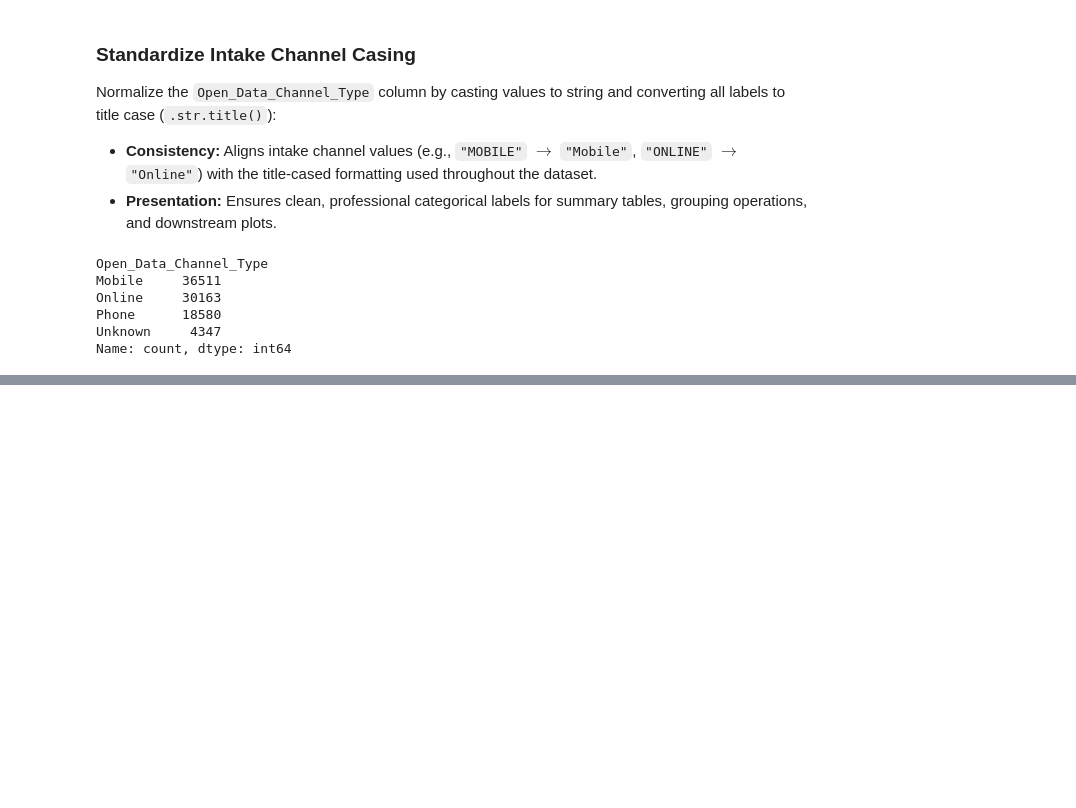
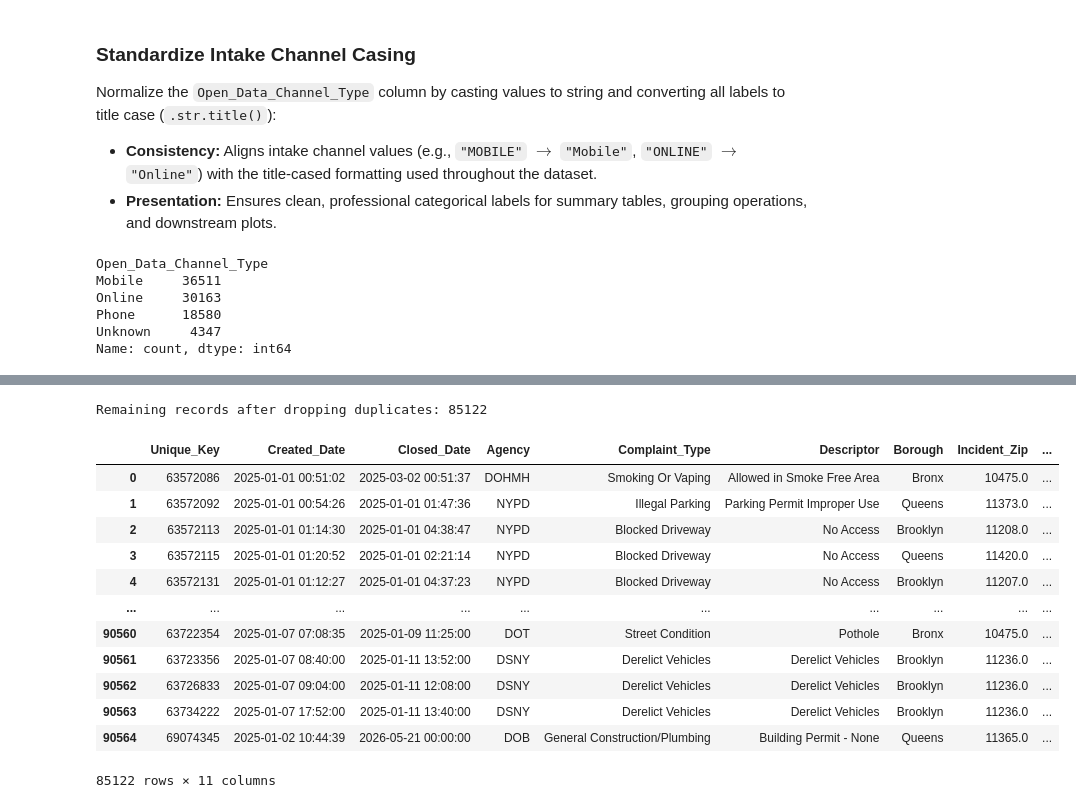
Before and after one commit to JunayedMh/nyc-311-resolution-time-analysis, a Jupyter notebook: notebook/01_cleaning.ipynb, the cells around one changed output, grey strips where cells are left out. Drawn from its saved outputs; the diff is of its cells as text; code cells hidden in the pictures; blank space fills up the shorter version.

```diff
--- a/notebook/01_cleaning.ipynb
+++ b/notebook/01_cleaning.ipynb
@@ -450,0 +459,22 @@ Name: count, dtype: int64
+# %%
+dup_cols = ["Created_Date", "Closed_Date", "Agency", "Borough", "Incident_Zip"]
+df = df.drop_duplicates(subset=dup_cols, keep="first").copy()
+print(f"Remaining records after dropping duplicates: {len(df)}")
+# %% [output]
+Remaining records after dropping duplicates: 85122
+# %%
+df.drop_duplicates(subset=dup_cols, keep="first")
+# %% [output]
+|  | Unique_Key | Created_Date | Closed_Date | Agency | Complaint_Type | Descriptor | Borough | Incident_Zip | ... |
+| 0 | 63572086 | 2025-01-01 00:51:02 | 2025-03-02 00:51:37 | DOHMH | Smoking Or Vaping | Allowed in Smoke Free Area | Bronx | 10475.0 | ... |
+| 1 | 63572092 | 2025-01-01 00:54:26 | 2025-01-01 01:47:36 | NYPD | Illegal Parking | Parking Permit Improper Use | Queens | 11373.0 | ... |
+| 2 | 63572113 | 2025-01-01 01:14:30 | 2025-01-01 04:38:47 | NYPD | Blocked Driveway | No Access | Brooklyn | 11208.0 | ... |
+| 3 | 63572115 | 2025-01-01 01:20:52 | 2025-01-01 02:21:14 | NYPD | Blocked Driveway | No Access | Queens | 11420.0 | ... |
+| 4 | 63572131 | 2025-01-01 01:12:27 | 2025-01-01 04:37:23 | NYPD | Blocked Driveway | No Access | Brooklyn | 11207.0 | ... |
+| ... | ... | ... | ... | ... | ... | ... | ... | ... | ... |
+| 90560 | 63722354 | 2025-01-07 07:08:35 | 2025-01-09 11:25:00 | DOT | Street Condition | Pothole | Bronx | 10475.0 | ... |
+| 90561 | 63723356 | 2025-01-07 08:40:00 | 2025-01-11 13:52:00 | DSNY | Derelict Vehicles | Derelict Vehicles | Brooklyn | 11236.0 | ... |
+| 90562 | 63726833 | 2025-01-07 09:04:00 | 2025-01-11 12:08:00 | DSNY | Derelict Vehicles | Derelict Vehicles | Brooklyn | 11236.0 | ... |
+| 90563 | 63734222 | 2025-01-07 17:52:00 | 2025-01-11 13:40:00 | DSNY | Derelict Vehicles | Derelict Vehicles | Brooklyn | 11236.0 | ... |
+| 90564 | 69074345 | 2025-01-02 10:44:39 | 2026-05-21 00:00:00 | DOB | General Construction/Plumbing | Building Permit - None | Queens | 11365.0 | ... |
+85122 rows × 11 columns
```
Also changed, not shown: parts of 4 cells of this notebook.
